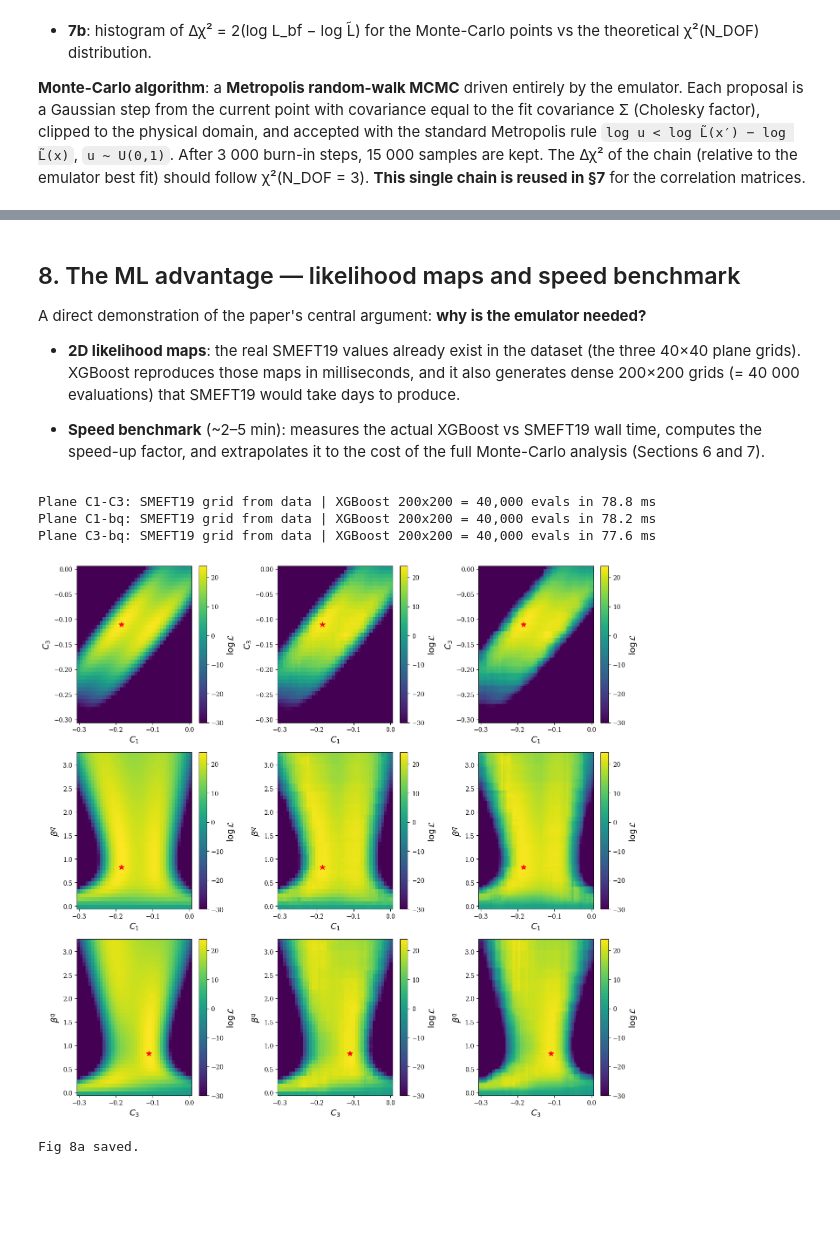
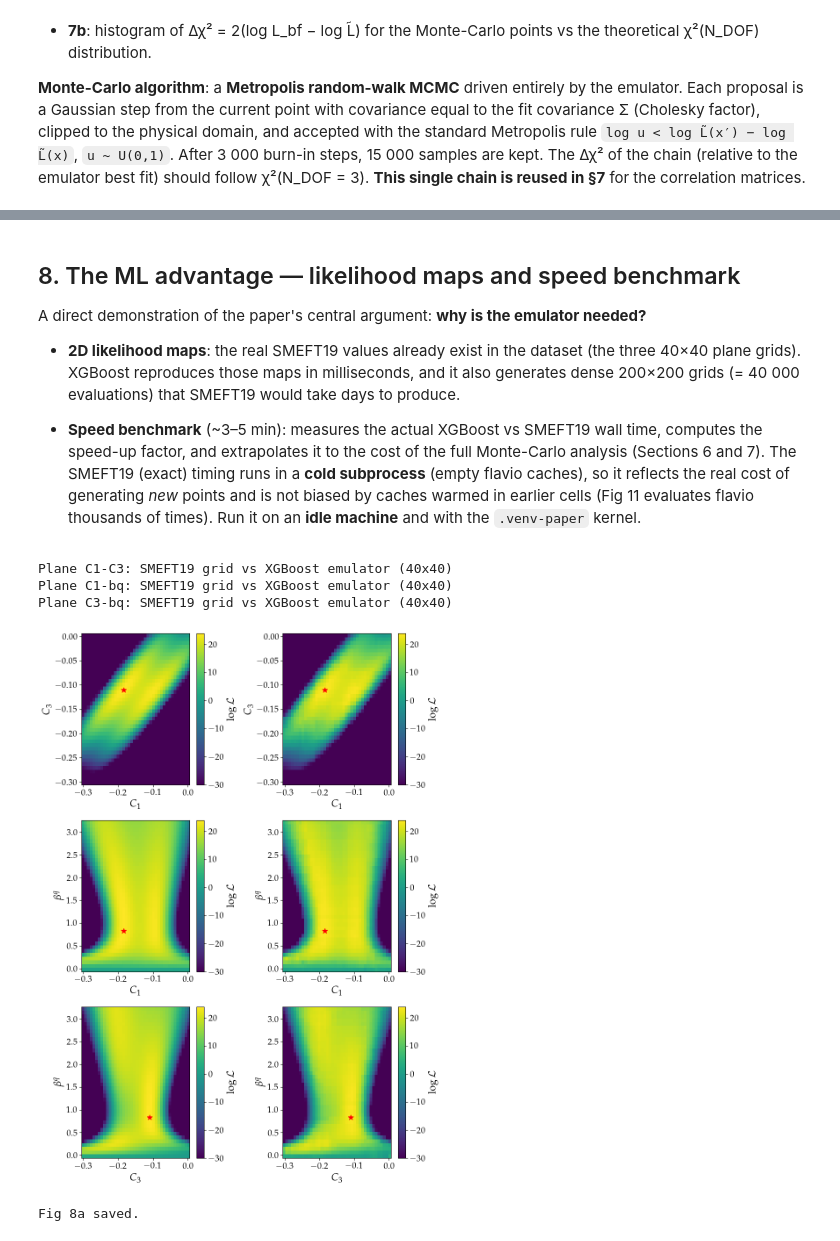
Before and after one commit to AlejandroMirRamos/BMesonsML, a Jupyter notebook: notebooks/xgboost_optimized.ipynb, the cells around one changed output, grey strips where cells are left out. Cells and saved outputs as stored; diff of their text form; code cells hidden in the pictures; blank space fills up the shorter version.

Commit message:
Notebook: 2-column Fig 8 maps + Fig 7a legend fix; refresh densified dataset

```diff
--- a/notebooks/xgboost_optimized.ipynb
+++ b/notebooks/xgboost_optimized.ipynb
@@ -145,7 +170,7 @@ n_valid = (df_raw['likelihood'] > LH_MIN).sum()
 print(f'Total points: {len(df_raw)}  |  valid (lh > {LH_MIN}): {n_valid}')
 df_raw.describe()
 
-# SMEFT19 forces text.usetex=True on import; revert so figures use mathtext (no LaTeX needed)
-plt.rcParams['text.usetex'] = False
+# SMEFT19 overwrites the rc params on import; re-apply the paper style.
+_apply_paper_style()
 # %% [output]
 Loading cached dataset + best-fit
@@ -252,7 +317,7 @@ def _plot_learning_curve(info, title='', show=True, save_path=None):
     plt.show() if show else plt.close(fig)
 
 
-if not FORCE_RETRAIN and MODEL_OUT.exists():
+if not (FORCE_RETRAIN or FORCE_DENSIFY) and MODEL_OUT.exists():
     print(f'Loading cached model: {MODEL_OUT}')
     model = XGBRegressor()
     model.load_model(str(MODEL_OUT))
@@ -606,16 +692,18 @@ Reproduces Section 4.3 of the paper:
 > **Requires** SMEFT19, wilson and flavio installed (the earlier cells do not need
 > them).
 # %%
-# Correlation-matrix sample: reuse the Fig 7b MCMC chain (kept_X, kept_L).
-N_MC_CORR = N_MCMC_KEEP
+# Correlation-matrix sample: reuse the FULL Fig 7b MCMC chain (kept_X, kept_L).
+# No thinning — all points are kept so the Pearson coefficients carry no extra
+# statistical noise (the per-point work below is parallelised instead of subsampled).
+N_CORR = N_MCMC_KEEP
 
 mc_df = pd.DataFrame({
-    'C1':         kept_X[:, 0],
-    'C3':         kept_X[:, 1],
-    'bq':         kept_X[:, 2],
-    'log_L_pred': kept_L,
-    'delta_chi2': np.maximum(0.0, 2.0 * (log_L_bf - kept_L)),
+    'C1':         kept_X[:N_CORR, 0],
+    'C3':         kept_X[:N_CORR, 1],
+    'bq':         kept_X[:N_CORR, 2],
+    'log_L_pred': kept_L[:N_CORR],
+    'delta_chi2': np.maximum(0.0, 2.0 * (log_L_bf - kept_L[:N_CORR])),
 })
-print(f'MC sample: {N_MC_CORR} MCMC points (shared with Fig 7b)')
+print(f'MC sample: {len(mc_df)} MCMC points (full chain, shared with Fig 7b)')
 mc_df[['C1', 'C3', 'bq', 'delta_chi2']].describe()
 # %% [output]
@@ -869,12 +872,15 @@ needed?**
   and it also generates dense 200×200 grids (= 40 000 evaluations) that SMEFT19
   would take days to produce.
 
-- **Speed benchmark** (~2–5 min): measures the actual XGBoost vs SMEFT19 wall time,
+- **Speed benchmark** (~3–5 min): measures the actual XGBoost vs SMEFT19 wall time,
   computes the speed-up factor, and extrapolates it to the cost of the full
-  Monte-Carlo analysis (Sections 6 and 7).
+  Monte-Carlo analysis (Sections 6 and 7). The SMEFT19 (exact) timing runs in a
+  **cold subprocess** (empty flavio caches), so it reflects the real cost of
+  generating *new* points and is not biased by caches warmed in earlier cells
+  (Fig 11 evaluates flavio thousands of times). Run it on an **idle machine** and
+  with the `.venv-paper` kernel.
 # %%
 # Section 8a: 2D likelihood map - real SMEFT19 vs XGBoost emulator
-DENSE  = 200
 _MARG  = 0.02
 
 def _rng_ext(col):
@@ -901,7 +907,7 @@ PLANES = [
 LH_CLIP  = -30.0
 BF_COLS  = ['C1', 'C3', 'bq']
 
-fig, axes = plt.subplots(3, 3, figsize=(14, 13))
+fig, axes = plt.subplots(3, 2, figsize=(9.4, 13))
 
 for ri, p in enumerate(PLANES):
     cx, cy, cz = p['cx'], p['cy'], p['cz']
@@ -910,49 +916,38 @@ for ri, p in enumerate(PLANES):
 
     # Real SMEFT19 values from the dataset (GRID_SIZE x GRID_SIZE plane grid)
     grid_sl  = df_raw.iloc[p['s0']:p['s1']]
     # outer loop = cx, inner loop = cy; imshow needs [iy, ix] -> transpose
     lh_smeft = grid_sl['likelihood'].values.clip(LH_CLIP).reshape(GRID_SIZE, GRID_SIZE)
 
     # XGBoost on the same grid points
     X_sp     = grid_sl[['C1', 'C3', 'bq']].reset_index(drop=True)
     lh_xgb_s = model.predict(X_sp).clip(LH_CLIP).reshape(GRID_SIZE, GRID_SIZE)
 
-    # Dense 200x200 XGBoost grid
-    xs_d, ys_d = np.linspace(*rx, DENSE), np.linspace(*ry, DENSE)
-    XX, YY     = np.meshgrid(xs_d, ys_d)          # [DENSE, DENSE]; row=y, col=x
-    X_dense    = pd.DataFrame({cx: XX.ravel(), cy: YY.ravel(),
-                                cz: p['vz']})[BF_COLS]
-    t0_dense   = time.perf_counter()
-    lh_xgb_d   = model.predict(X_dense).clip(LH_CLIP).reshape(DENSE, DENSE)
-    t_dense    = time.perf_counter() - t0_dense
-    # meshgrid layout is already correct for imshow without transpose
-
     # Shared color scale
     vmax = float(np.nanmax(lh_smeft))
     kw   = dict(origin='lower', aspect='auto', extent=ext,
                 vmin=LH_CLIP, vmax=vmax, cmap='viridis')
 
     bfx = bf_arr[BF_COLS.index(cx)]
     bfy = bf_arr[BF_COLS.index(cy)]
 
-    for ci, (arr, do_T) in enumerate([(lh_smeft, True), (lh_xgb_s, True), (lh_xgb_d, False)]):
+    for ci, (arr, do_T) in enumerate([(lh_smeft, True), (lh_xgb_s, True)]):
         ax = axes[ri, ci]
         im = ax.imshow(arr.T if do_T else arr, **kw)
         ax.plot(bfx, bfy, 'r*', ms=9, zorder=5, label='best fit')
         ax.set_xlabel(p['xl']); ax.set_ylabel(p['yl'])
         plt.colorbar(im, ax=ax, label=r'$\log\mathcal{L}$')
 
-    print(f'Plane {cx}-{cy}: SMEFT19 grid from data | '
-          f'XGBoost 200x200 = {DENSE**2:,} evals in {t_dense*1000:.1f} ms')
+    print(f'Plane {cx}-{cy}: SMEFT19 grid vs XGBoost emulator ({GRID_SIZE}x{GRID_SIZE})')
 
 fig.tight_layout()
 plt.savefig(FIGS_DIR / 'fig8a_likelihood_maps.pdf', bbox_inches='tight', dpi=150)
 plt.show()
 print('Fig 8a saved.')
 # %% [output]
-Plane C1-C3: SMEFT19 grid from data | XGBoost 200x200 = 40,000 evals in 78.8 ms
-Plane C1-bq: SMEFT19 grid from data | XGBoost 200x200 = 40,000 evals in 78.2 ms
-Plane C3-bq: SMEFT19 grid from data | XGBoost 200x200 = 40,000 evals in 77.6 ms
+Plane C1-C3: SMEFT19 grid vs XGBoost emulator (40x40)
+Plane C1-bq: SMEFT19 grid vs XGBoost emulator (40x40)
+Plane C3-bq: SMEFT19 grid vs XGBoost emulator (40x40)
-[figure, old version]
+[figure, new version]
 Fig 8a saved.
 # %%
```
Also changed, not shown: parts of 16 cells of this notebook, 2 other files.
